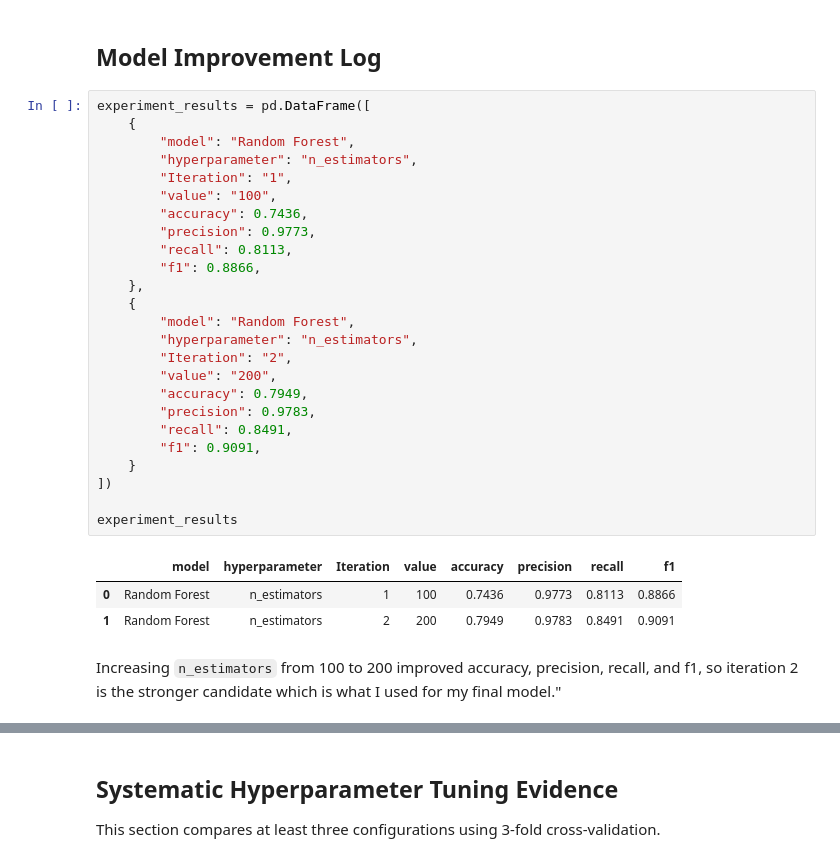
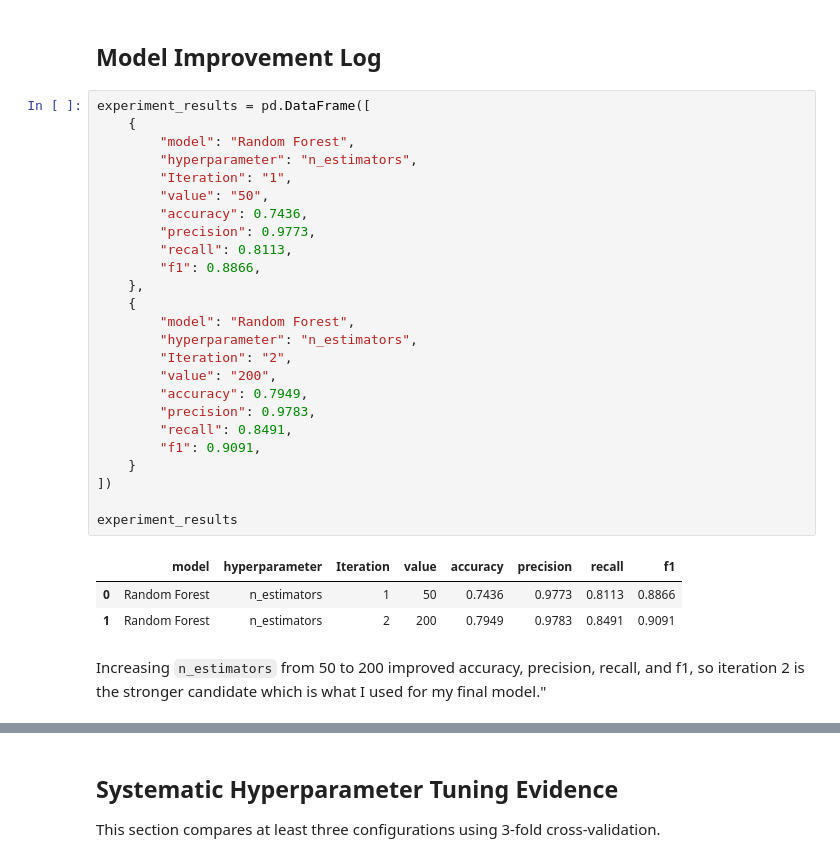
Before and after one commit to rachelyu0406/SketchCritic, a Jupyter notebook: notebooks/evaluate_models.ipynb, the cells around one changed output, grey strips where cells are left out. Saved outputs shown, nothing was run; the diff lists cells and outputs as text.

```diff
--- a/notebooks/evaluate_models.ipynb
+++ b/notebooks/evaluate_models.ipynb
@@ -125,31 +125,31 @@ samples avg                                       0.958763  0.958763  0.958763
 # %%
 experiment_results = pd.DataFrame([
     {
         "model": "Random Forest",
         "hyperparameter": "n_estimators",
         "Iteration": "1",
-        "value": "100",
+        "value": "50",
         "accuracy": 0.7436,
         "precision": 0.9773,
         "recall": 0.8113,
         "f1": 0.8866,
     },
     {
         "model": "Random Forest",
         "hyperparameter": "n_estimators",
         "Iteration": "2",
         "value": "200",
         "accuracy": 0.7949,
         "precision": 0.9783,
         "recall": 0.8491,
         "f1": 0.9091,
     }
 ])
 
 experiment_results
 # %% [output]
 |  | model | hyperparameter | Iteration | value | accuracy | precision | recall | f1 |
-| 0 | Random Forest | n_estimators | 1 | 100 | 0.7436 | 0.9773 | 0.8113 | 0.8866 |
+| 0 | Random Forest | n_estimators | 1 | 50 | 0.7436 | 0.9773 | 0.8113 | 0.8866 |
 | 1 | Random Forest | n_estimators | 2 | 200 | 0.7949 | 0.9783 | 0.8491 | 0.9091 |
 # %% [markdown]
-Increasing `n_estimators` from 100 to 200 improved accuracy, precision, recall, and f1, so iteration 2 is the stronger candidate which is what I used for my final model."
+Increasing `n_estimators` from 50 to 200 improved accuracy, precision, recall, and f1, so iteration 2 is the stronger candidate which is what I used for my final model."
```
Also changed, not shown: parts of 5 cells of this notebook, 35 other files.
